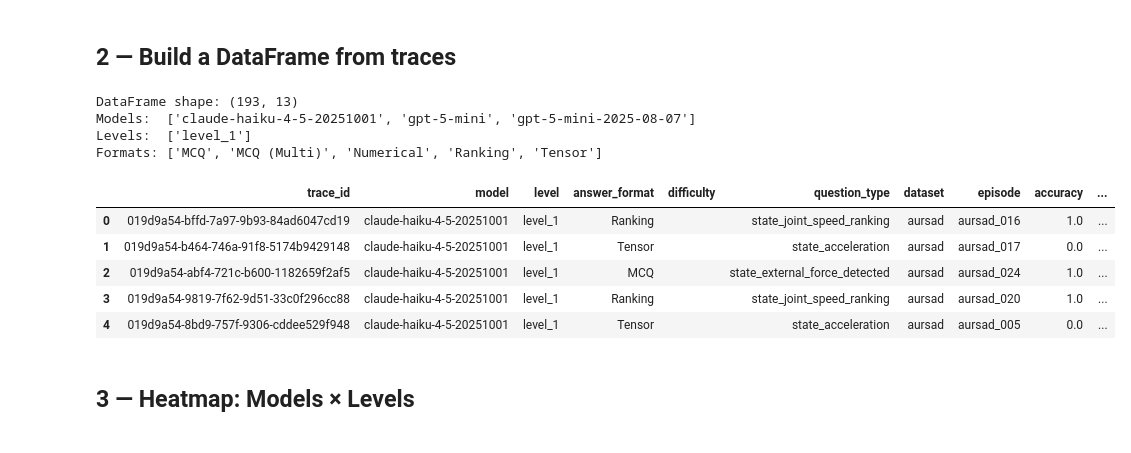
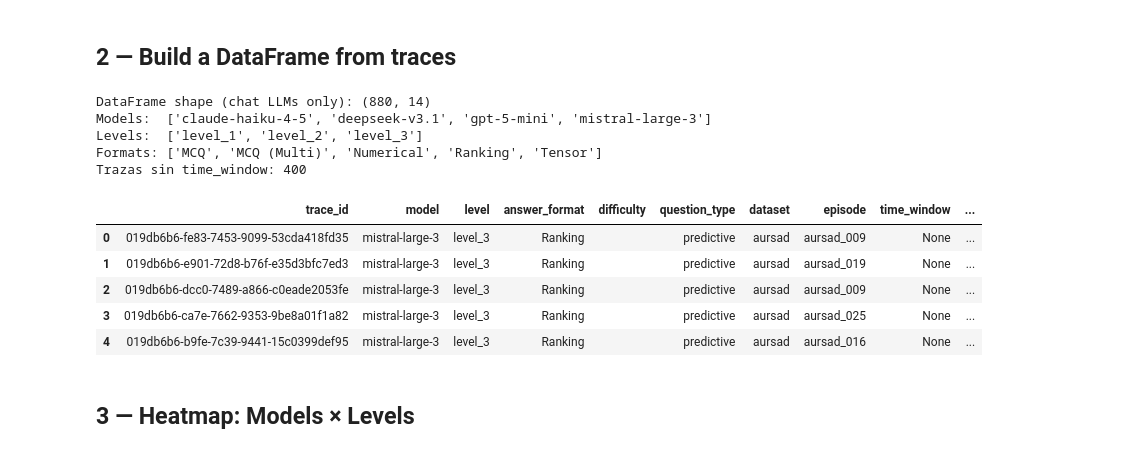
Before and after one commit to Forgis-Labs/FactoryBench_Generation, a Jupyter notebook: scripts/evaluate_opik_results.ipynb, the cells around one changed output. Drawn from its saved outputs; the diff is of its cells as text; code cells hidden in the pictures.

```diff
--- a/scripts/evaluate_opik_results.ipynb
+++ b/scripts/evaluate_opik_results.ipynb
@@ -118,6 +118,29 @@ Fetched 193 traces.
 # %% [markdown]
 ## 2 — Build a DataFrame from traces
 # %%
+# Normalize dated model IDs to their short form
+MODEL_ALIASES = {
+    "gpt-5-mini-2025-08-07": "gpt-5-mini",
+    "claude-haiku-4-5-20251001": "claude-haiku-4-5",
+}
+
+# TS foundation models are evaluated on a smaller subset (only prediction
+# questions), so we keep them out of the main `df` — they get their own
+# figures at the end. Any trace tagged `ts_foundation` or whose model is one
+# of these IDs is rerouted.
+TS_MODEL_IDS = {"chronos-2", "moirai"}
+
+def _tw_key(tw):
+    """Normalize time_window metadata into a stable tuple suitable for matching."""
+    if tw is None:
+        return None
+    if isinstance(tw, (list, tuple)) and len(tw) == 2:
+        try:
+            return (round(float(tw[0]), 3), round(float(tw[1]), 3))
+        except Exception:
+            return tuple(tw)
+    return tw
+
 rows = []
 
 for trace in traces:
@@ -126,7 +149,12 @@ for trace in traces:
     feedback = {fb.name: fb.value for fb in (trace.feedback_scores or [])}
     inp = trace.input or {}
 
-    model_name = (metadata.get("model") or "unknown").lower()
+    raw_model = (metadata.get("model") or "unknown").lower()
+    model_name = MODEL_ALIASES.get(raw_model, raw_model)
+
+    # Skip TS foundation traces — they are handled in the dedicated section.
+    if "ts_foundation" in tags or model_name in TS_MODEL_IDS:
+        continue
 
     answer_format_raw = metadata.get("answer_format", "unknown")
     answer_format = FORMAT_LABELS.get(answer_format_raw, answer_format_raw)
@@ -151,43 +179,46 @@ for trace in traces:
     rows.append({
         "trace_id":      trace.id,
         "model":         model_name,
         "level":         level,
         "answer_format": answer_format,
         "difficulty":    difficulty,
         "question_type": metadata.get("question_type", "unknown"),
         "dataset":       metadata.get("dataset", ""),
         "episode":       metadata.get("episode", ""),
+        "time_window":   _tw_key(metadata.get("time_window")),
         "accuracy":      accuracy,
         "llm_judge":     llm_judge,
         "prediction":    inp.get("prediction", ""),
         "ground_truth":  inp.get("ground_truth", ""),
         "cost":          trace.total_estimated_cost or 0.0,
     })
 
 df = pd.DataFrame(rows)
 
 # Drop rows without a score
 df = df.dropna(subset=["accuracy"])
 df["accuracy"] = df["accuracy"].astype(float)
 
-print(f"DataFrame shape: {df.shape}")
+print(f"DataFrame shape (chat LLMs only): {df.shape}")
 print(f"Models:  {sorted(df['model'].unique())}")
 print(f"Levels:  {sorted(df['level'].unique())}")
 print(f"Formats: {sorted(df['answer_format'].unique())}")
+print(f"Trazas sin time_window: {df['time_window'].isna().sum()}")
 if df['difficulty'].any():
     print(f"Difficulties: {sorted(df[df['difficulty'] != '']['difficulty'].unique())}")
 df.head()
 # %% [output]
-DataFrame shape: (193, 13)
-Models:  ['claude-haiku-4-5-20251001', 'gpt-5-mini', 'gpt-5-mini-2025-08-07']
-Levels:  ['level_1']
+DataFrame shape (chat LLMs only): (880, 14)
+Models:  ['claude-haiku-4-5', 'deepseek-v3.1', 'gpt-5-mini', 'mistral-large-3']
+Levels:  ['level_1', 'level_2', 'level_3']
 Formats: ['MCQ', 'MCQ (Multi)', 'Numerical', 'Ranking', 'Tensor']
+Trazas sin time_window: 400
-|  | trace_id | model | level | answer_format | difficulty | question_type | dataset | episode | accuracy | ... |
-| 0 | 019d9a54-bffd-7a97-9b93-84ad6047cd19 | claude-haiku-4-5-20251001 | level_1 | Ranking |  | state_joint_speed_ranking | aursad | aursad_016 | 1.0 | ... |
-| 1 | 019d9a54-b464-746a-91f8-5174b9429148 | claude-haiku-4-5-20251001 | level_1 | Tensor |  | state_acceleration | aursad | aursad_017 | 0.0 | ... |
-| 2 | 019d9a54-abf4-721c-b600-1182659f2af5 | claude-haiku-4-5-20251001 | level_1 | MCQ |  | state_external_force_detected | aursad | aursad_024 | 1.0 | ... |
-| 3 | 019d9a54-9819-7f62-9d51-33c0f296cc88 | claude-haiku-4-5-20251001 | level_1 | Ranking |  | state_joint_speed_ranking | aursad | aursad_020 | 1.0 | ... |
-| 4 | 019d9a54-8bd9-757f-9306-cddee529f948 | claude-haiku-4-5-20251001 | level_1 | Tensor |  | state_acceleration | aursad | aursad_005 | 0.0 | ... |
+|  | trace_id | model | level | answer_format | difficulty | question_type | dataset | episode | time_window | ... |
+| 0 | 019db6b6-fe83-7453-9099-53cda418fd35 | mistral-large-3 | level_3 | Ranking |  | predictive | aursad | aursad_009 | None | ... |
+| 1 | 019db6b6-e901-72d8-b76f-e35d3bfc7ed3 | mistral-large-3 | level_3 | Ranking |  | predictive | aursad | aursad_019 | None | ... |
+| 2 | 019db6b6-dcc0-7489-a866-c0eade2053fe | mistral-large-3 | level_3 | Ranking |  | predictive | aursad | aursad_009 | None | ... |
+| 3 | 019db6b6-ca7e-7662-9353-9be8a01f1a82 | mistral-large-3 | level_3 | Ranking |  | predictive | aursad | aursad_025 | None | ... |
+| 4 | 019db6b6-b9fe-7c39-9441-15c0399def95 | mistral-large-3 | level_3 | Ranking |  | predictive | aursad | aursad_016 | None | ... |
 # %% [markdown]
 ## 3 — Heatmap: Models × Levels
 # %%
```
Also changed, not shown: parts of 15 cells of this notebook, 1 other file.
